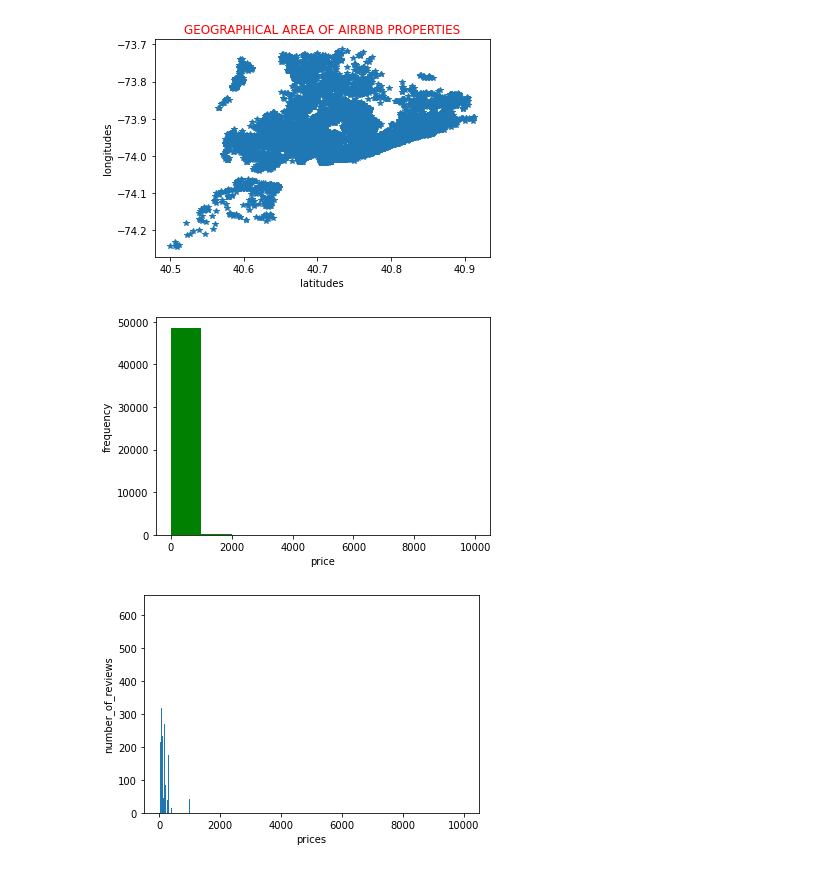
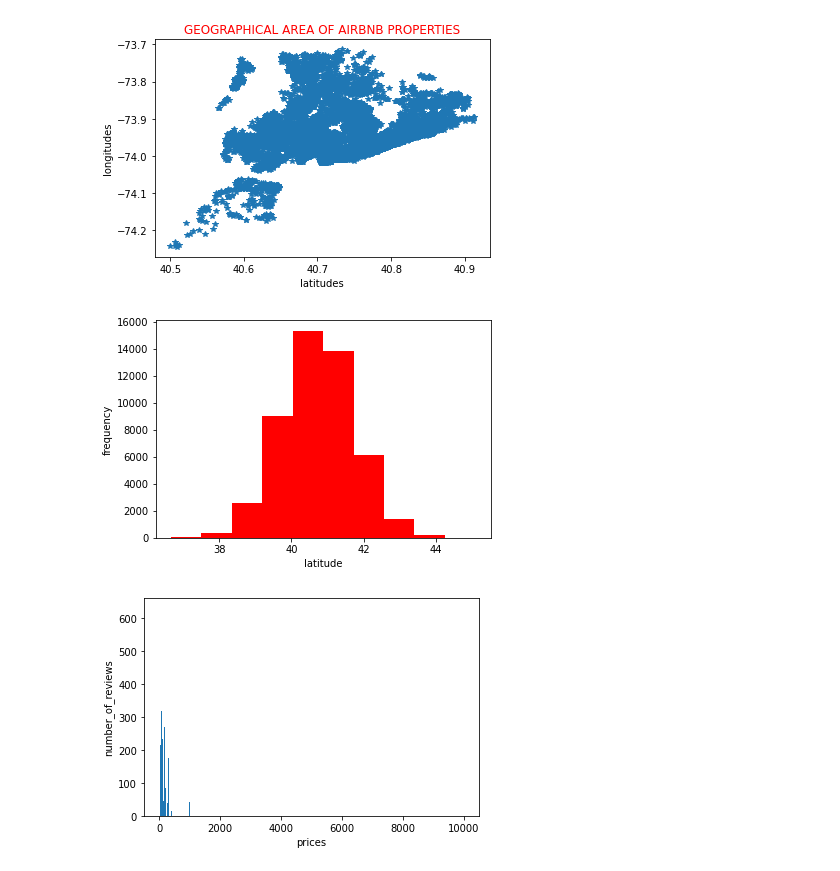
Before and after one commit to m123m12/Airbnb-Booking-Analysis, a Jupyter notebook: Copy_of_Airbnb_Bookings_Analysis_Capstone_Project.ipynb, the cells around one changed output. Cells and saved outputs as stored; diff of their text form; code cells hidden in the pictures.

```diff
--- a/Copy_of_Airbnb_Bookings_Analysis_Capstone_Project.ipynb
+++ b/Copy_of_Airbnb_Bookings_Analysis_Capstone_Project.ipynb
@@ -160,11 +163,11 @@ plt.show()
 # %%
-x= np.random.normal(list(airbnb_data["price"]))
-plt.hist(x,color='green')
-plt.xlabel('price')
+x= np.random.normal(list(airbnb_data["latitude"]))
+plt.hist(x,color='r')
+plt.xlabel('latitude')
 plt.ylabel("frequency")
 plt.show()
 # %% [output]
-[figure, old version]
+[figure, new version]
 # %%
 #11.Draw the bar graph between the prices and number of reviews?
 # %%
```
Also changed, not shown: parts of 2 cells of this notebook.
